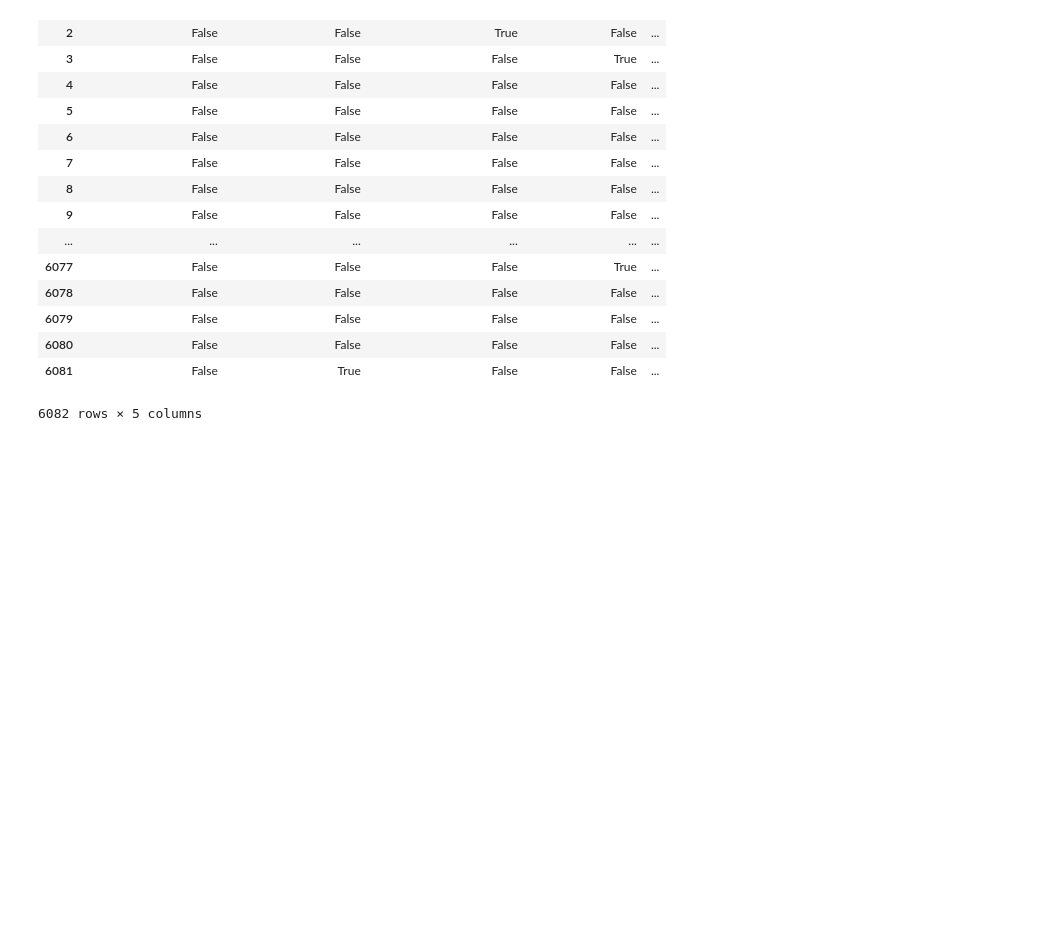
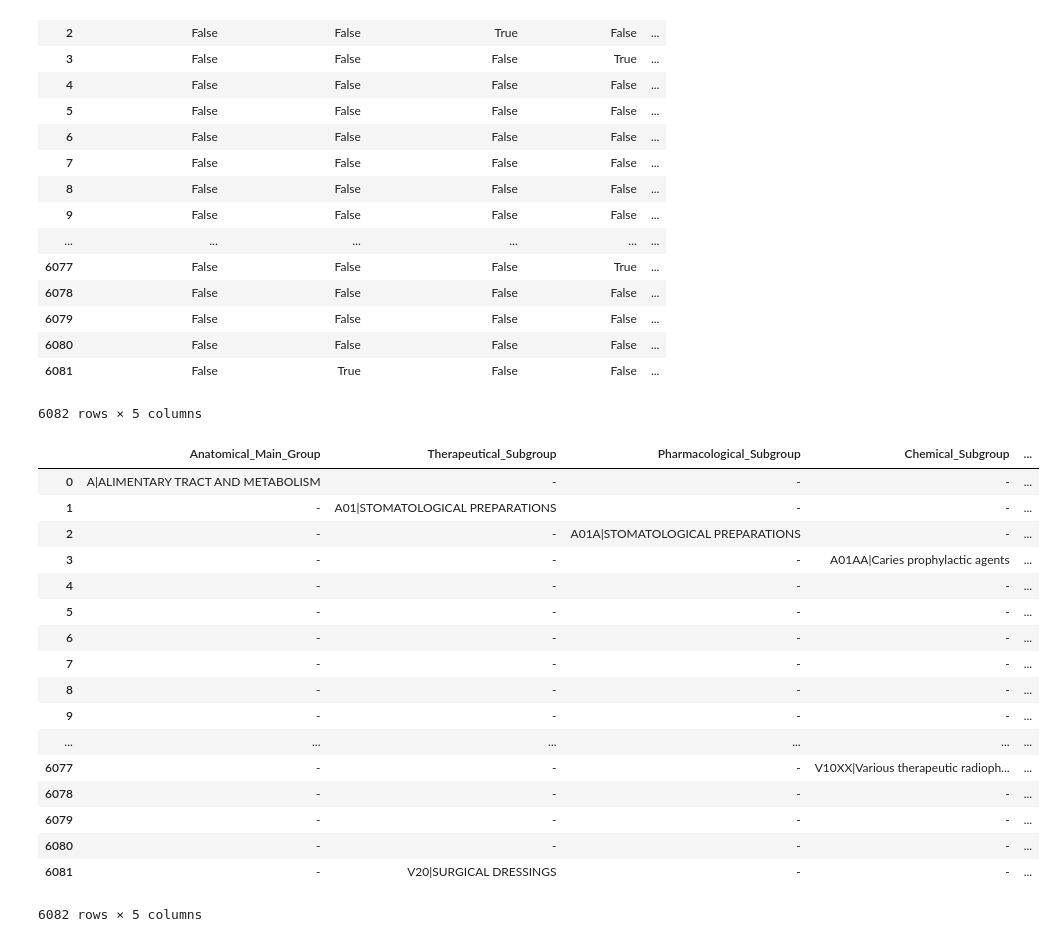
Before and after one commit to MaayanLab/DrugSetLibrary, a Jupyter notebook: Anatomical Therapeutic Chemical Classification.ipynb, the cells around one changed output. Drawn from its saved outputs; the diff is of its cells as text; code cells hidden in the pictures; blank space fills up the shorter version.

```diff
--- a/Anatomical Therapeutic Chemical Classification.ipynb
+++ b/Anatomical Therapeutic Chemical Classification.ipynb
@@ -64,4 +112,25 @@ for i in concept_code_boolean:
 # %%
+# Concatenate the list to a pandas dataframe, fill NA's with "-" instead
 drug_classified = pd.concat(d_list, axis=1)
 drug_classified.columns = d_name
 drug_classified = drug_classified.fillna("-")
+drug_classified
+# %% [output]
+|  | Anatomical_Main_Group | Therapeutical_Subgroup | Pharmacological_Subgroup | Chemical_Subgroup | ... |
+| 0 | A|ALIMENTARY TRACT AND METABOLISM | - | - | - | ... |
+| 1 | - | A01|STOMATOLOGICAL PREPARATIONS | - | - | ... |
+| 2 | - | - | A01A|STOMATOLOGICAL PREPARATIONS | - | ... |
+| 3 | - | - | - | A01AA|Caries prophylactic agents | ... |
+| 4 | - | - | - | - | ... |
+| 5 | - | - | - | - | ... |
+| 6 | - | - | - | - | ... |
+| 7 | - | - | - | - | ... |
+| 8 | - | - | - | - | ... |
+| 9 | - | - | - | - | ... |
+| ... | ... | ... | ... | ... | ... |
+| 6077 | - | - | - | V10XX|Various therapeutic radioph... | ... |
+| 6078 | - | - | - | - | ... |
+| 6079 | - | - | - | - | ... |
+| 6080 | - | - | - | - | ... |
+| 6081 | - | V20|SURGICAL DRESSINGS | - | - | ... |
+6082 rows × 5 columns
```
Also changed, not shown: parts of 20 cells of this notebook.
